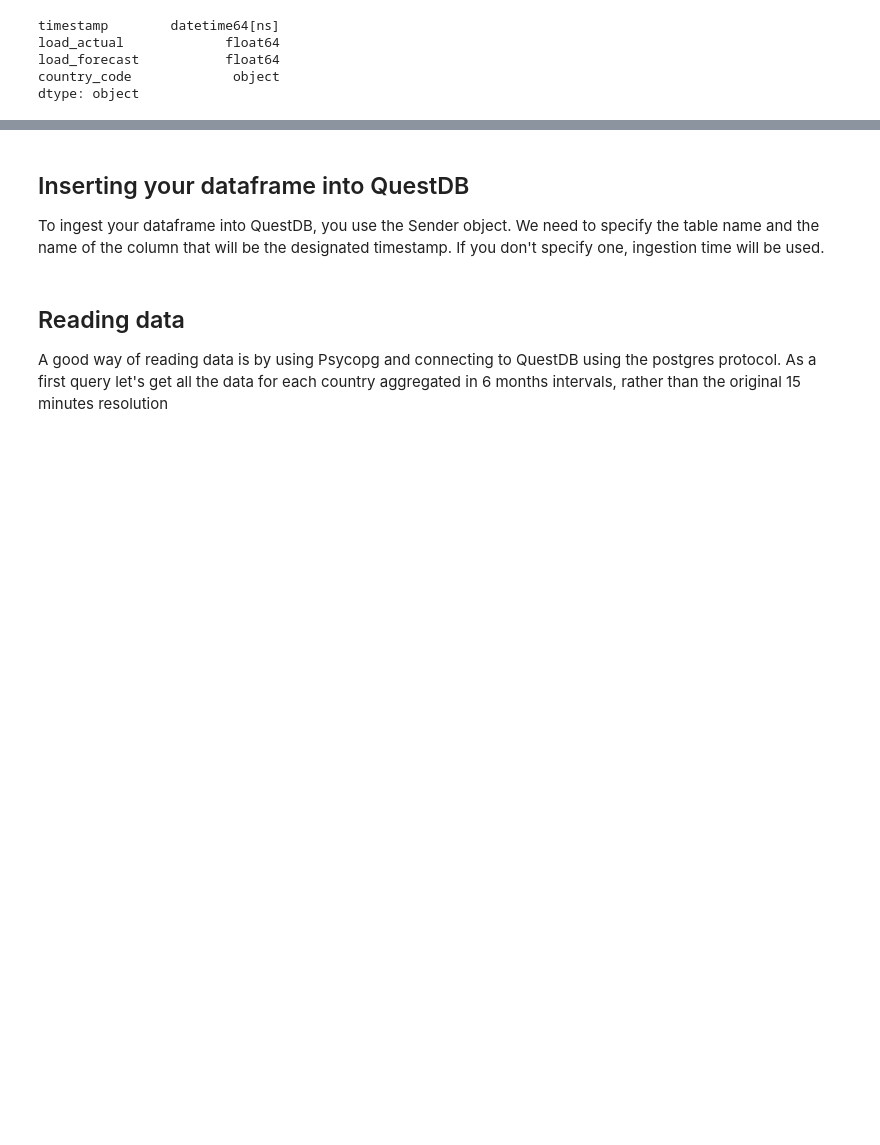
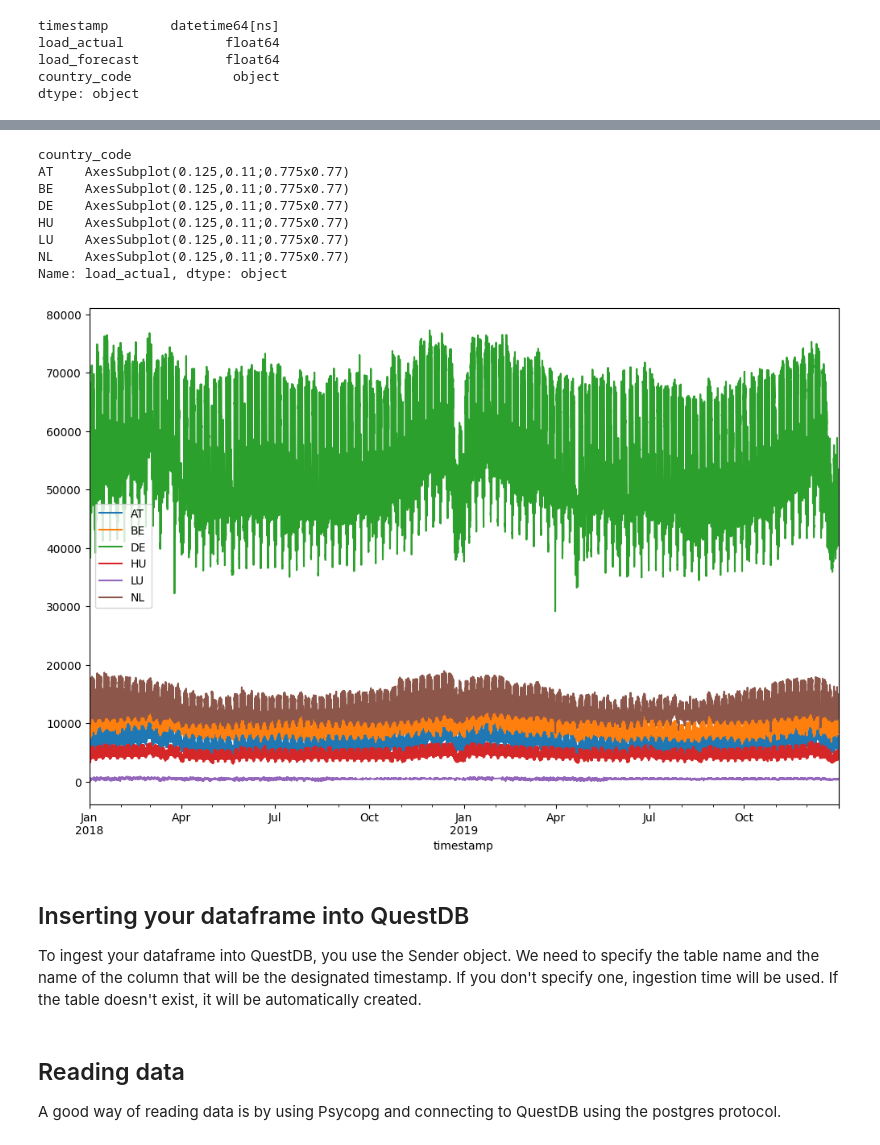
Before and after one commit to questdb/play, a Jupyter notebook: notebooks/play.ipynb, the cells around one changed output, grey strips where cells are left out. Saved outputs shown, nothing was run; the diff lists cells and outputs as text; code cells hidden in the pictures; blank space fills up the shorter version.

```diff
--- a/notebooks/play.ipynb
+++ b/notebooks/play.ipynb
@@ -79,11 +52,24 @@ dtype: object
+# %%
+plt.figure(figsize=(12,8))
+df.set_index('timestamp').groupby('country_code')['load_actual'].plot(legend=True)
+# %% [output]
+country_code
+AT    AxesSubplot(0.125,0.11;0.775x0.77)
+BE    AxesSubplot(0.125,0.11;0.775x0.77)
+DE    AxesSubplot(0.125,0.11;0.775x0.77)
+HU    AxesSubplot(0.125,0.11;0.775x0.77)
+LU    AxesSubplot(0.125,0.11;0.775x0.77)
+NL    AxesSubplot(0.125,0.11;0.775x0.77)
+Name: load_actual, dtype: object
+[figure, new version]
 # %% [markdown]
 ## Inserting your dataframe into QuestDB
 
-To ingest your dataframe into QuestDB, you use the Sender object. We need to specify the table name and the name of the column that will be the designated timestamp. If you don't specify one, ingestion time will be used.
+To ingest your dataframe into QuestDB, you use the Sender object. We need to specify the table name and the name of the column that will be the designated timestamp. If you don't specify one, ingestion time will be used. If the table doesn't exist, it will be automatically created.
 # %%
 with qi.Sender('localhost', ilp_port) as sender:
   sender.dataframe(df, table_name='energy_total', at='timestamp')
 # %% [markdown]
 ## Reading data
 
-A good way of reading data is by using Psycopg and connecting to QuestDB using the postgres protocol. As a first query let's get all the data for each country aggregated in 6 months intervals, rather than the original 15 minutes resolution
+A good way of reading data is by using Psycopg and connecting to QuestDB using the postgres protocol.
```
Also changed, not shown: parts of 32 cells of this notebook, 1 other file.
